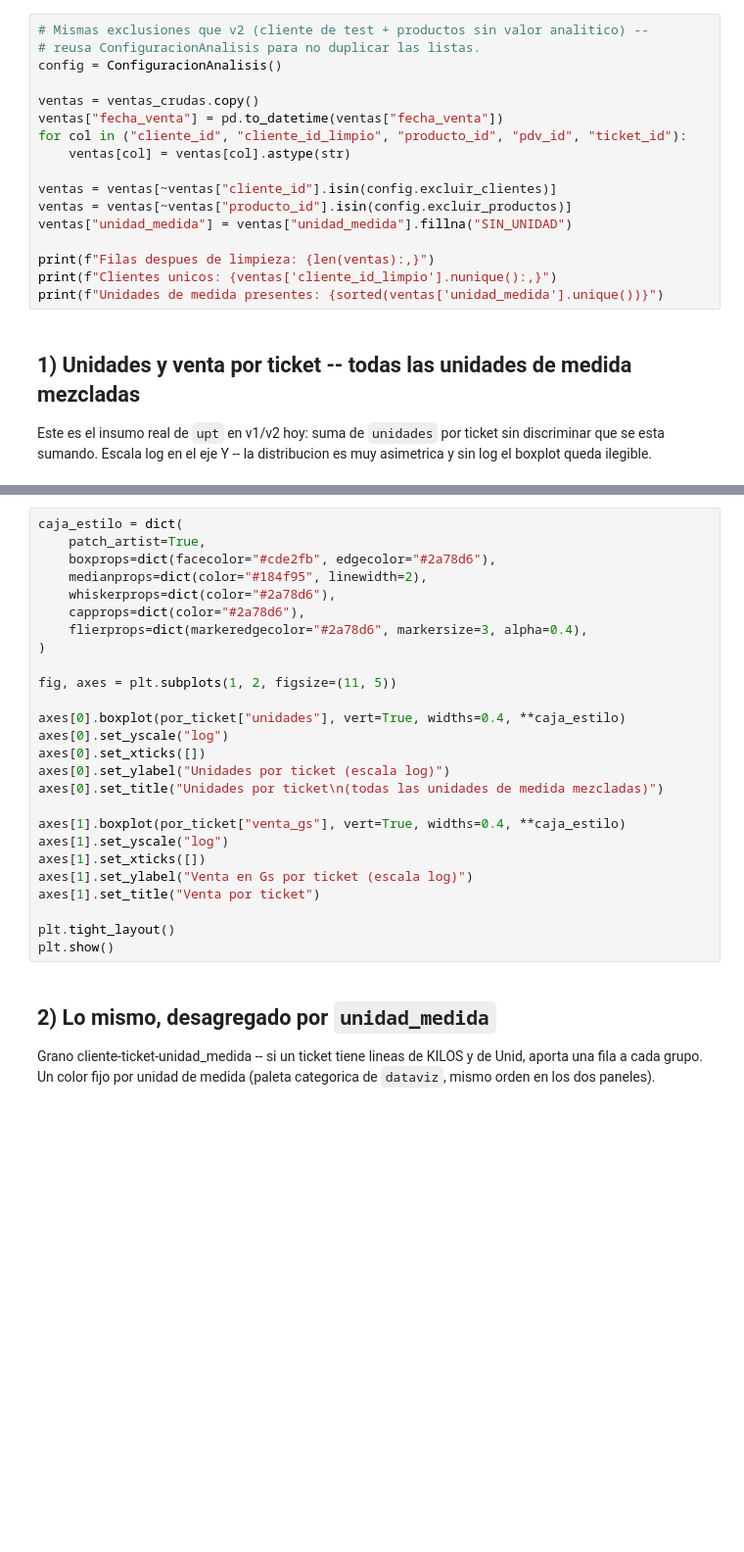
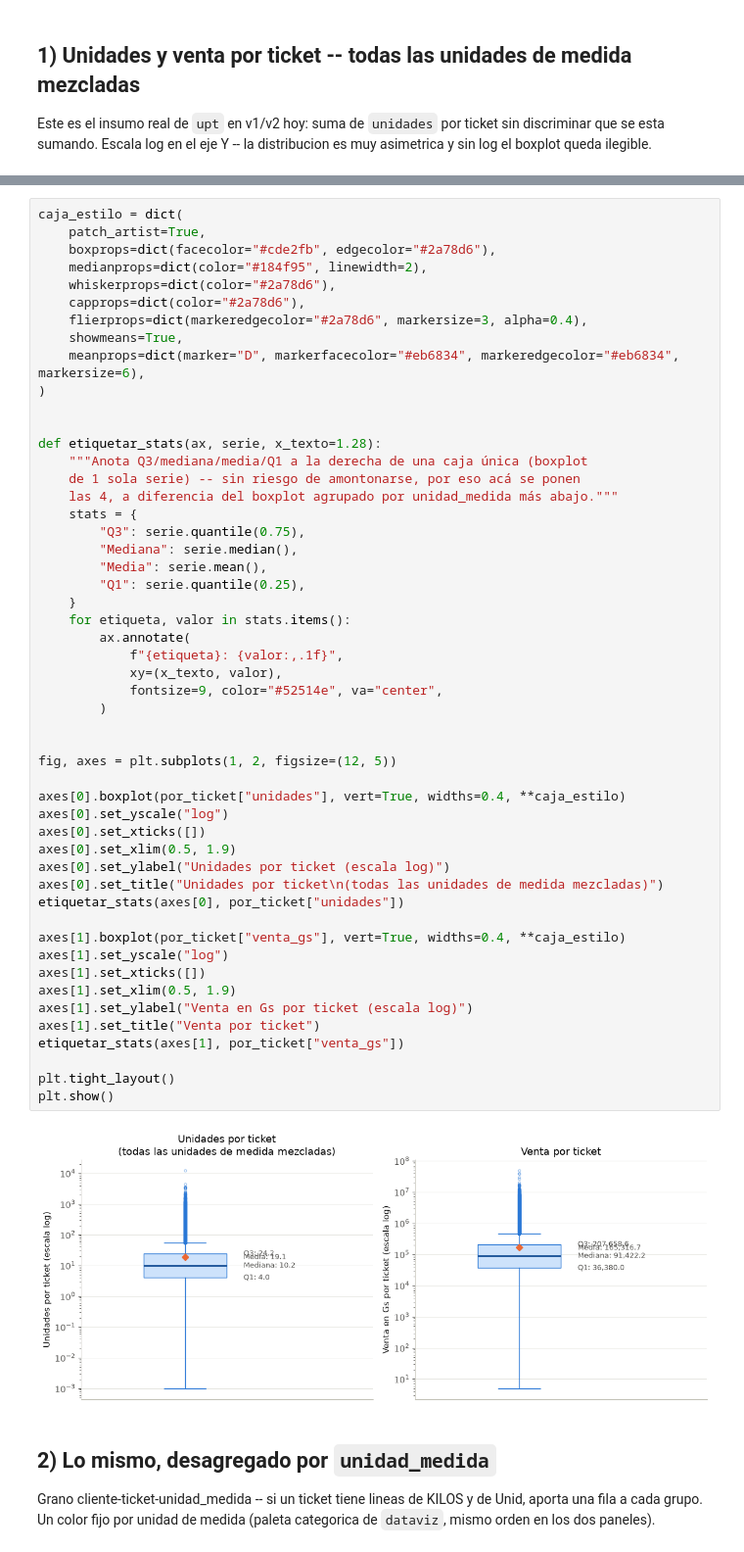
Before and after one commit to afgv/analisis_mayorista, a Jupyter notebook: analisis_mayoristas_v3.ipynb, the cells around one changed output, grey strips where cells are left out. Shown at 98% size. Saved outputs shown, nothing was run; the diff lists cells and outputs as text; blank space fills up the shorter version.

```diff
--- a/analisis_mayoristas_v3.ipynb
+++ b/analisis_mayoristas_v3.ipynb
@@ -62,20 +102,3 @@ ventas_crudas.head()
-# %%
-# Mismas exclusiones que v2 (cliente de test + productos sin valor analitico) --
-# reusa ConfiguracionAnalisis para no duplicar las listas.
-config = ConfiguracionAnalisis()
-
-ventas = ventas_crudas.copy()
-ventas["fecha_venta"] = pd.to_datetime(ventas["fecha_venta"])
-for col in ("cliente_id", "cliente_id_limpio", "producto_id", "pdv_id", "ticket_id"):
-    ventas[col] = ventas[col].astype(str)
-
-ventas = ventas[~ventas["cliente_id"].isin(config.excluir_clientes)]
-ventas = ventas[~ventas["producto_id"].isin(config.excluir_productos)]
-ventas["unidad_medida"] = ventas["unidad_medida"].fillna("SIN_UNIDAD")
-
-print(f"Filas despues de limpieza: {len(ventas):,}")
-print(f"Clientes unicos: {ventas['cliente_id_limpio'].nunique():,}")
-print(f"Unidades de medida presentes: {sorted(ventas['unidad_medida'].unique())}")
 # %% [markdown]
 ## 1) Unidades y venta por ticket -- todas las unidades de medida mezcladas
 
@@ -93,29 +127,56 @@ por_ticket[["unidades", "venta_gs"]].describe()
 # %%
 caja_estilo = dict(
     patch_artist=True,
     boxprops=dict(facecolor="#cde2fb", edgecolor="#2a78d6"),
     medianprops=dict(color="#184f95", linewidth=2),
     whiskerprops=dict(color="#2a78d6"),
     capprops=dict(color="#2a78d6"),
     flierprops=dict(markeredgecolor="#2a78d6", markersize=3, alpha=0.4),
+    showmeans=True,
+    meanprops=dict(marker="D", markerfacecolor="#eb6834", markeredgecolor="#eb6834", markersize=6),
 )
 
-fig, axes = plt.subplots(1, 2, figsize=(11, 5))
+
+def etiquetar_stats(ax, serie, x_texto=1.28):
+    """Anota Q3/mediana/media/Q1 a la derecha de una caja única (boxplot
+    de 1 sola serie) -- sin riesgo de amontonarse, por eso acá se ponen
+    las 4, a diferencia del boxplot agrupado por unidad_medida más abajo."""
+    stats = {
+        "Q3": serie.quantile(0.75),
+        "Mediana": serie.median(),
+        "Media": serie.mean(),
+        "Q1": serie.quantile(0.25),
+    }
+    for etiqueta, valor in stats.items():
+        ax.annotate(
+            f"{etiqueta}: {valor:,.1f}",
+            xy=(x_texto, valor),
+            fontsize=9, color="#52514e", va="center",
+        )
+
+
+fig, axes = plt.subplots(1, 2, figsize=(12, 5))
 
 axes[0].boxplot(por_ticket["unidades"], vert=True, widths=0.4, **caja_estilo)
 axes[0].set_yscale("log")
 axes[0].set_xticks([])
+axes[0].set_xlim(0.5, 1.9)
 axes[0].set_ylabel("Unidades por ticket (escala log)")
 axes[0].set_title("Unidades por ticket\n(todas las unidades de medida mezcladas)")
+etiquetar_stats(axes[0], por_ticket["unidades"])
 
 axes[1].boxplot(por_ticket["venta_gs"], vert=True, widths=0.4, **caja_estilo)
 axes[1].set_yscale("log")
 axes[1].set_xticks([])
+axes[1].set_xlim(0.5, 1.9)
 axes[1].set_ylabel("Venta en Gs por ticket (escala log)")
 axes[1].set_title("Venta por ticket")
+etiquetar_stats(axes[1], por_ticket["venta_gs"])
 
 plt.tight_layout()
 plt.show()
+# %% [output]
+[figure, added]
 # %% [markdown]
 ## 2) Lo mismo, desagregado por `unidad_medida`
 
```
Also changed, not shown: parts of 24 cells of this notebook, 3 other files.
